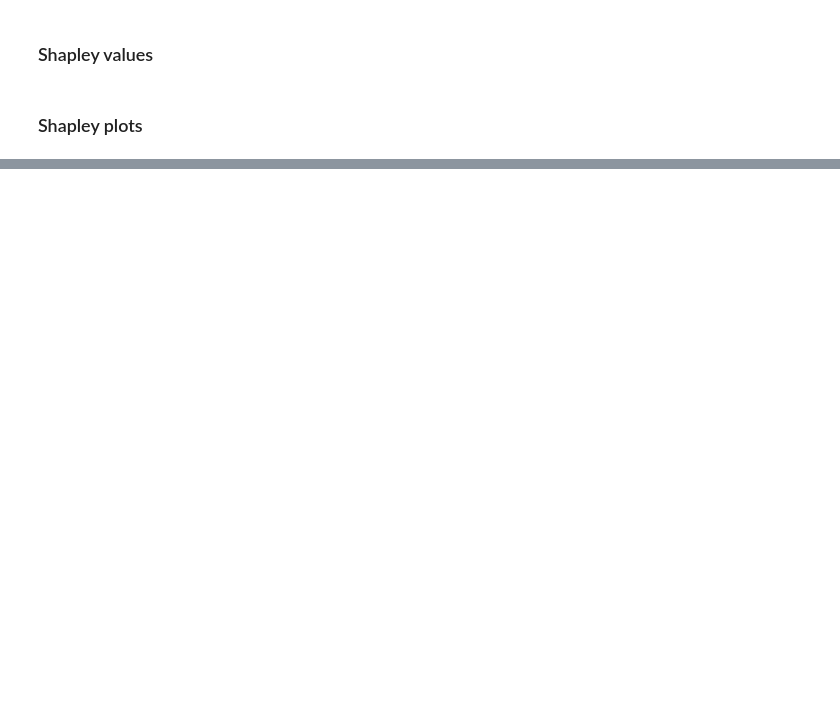
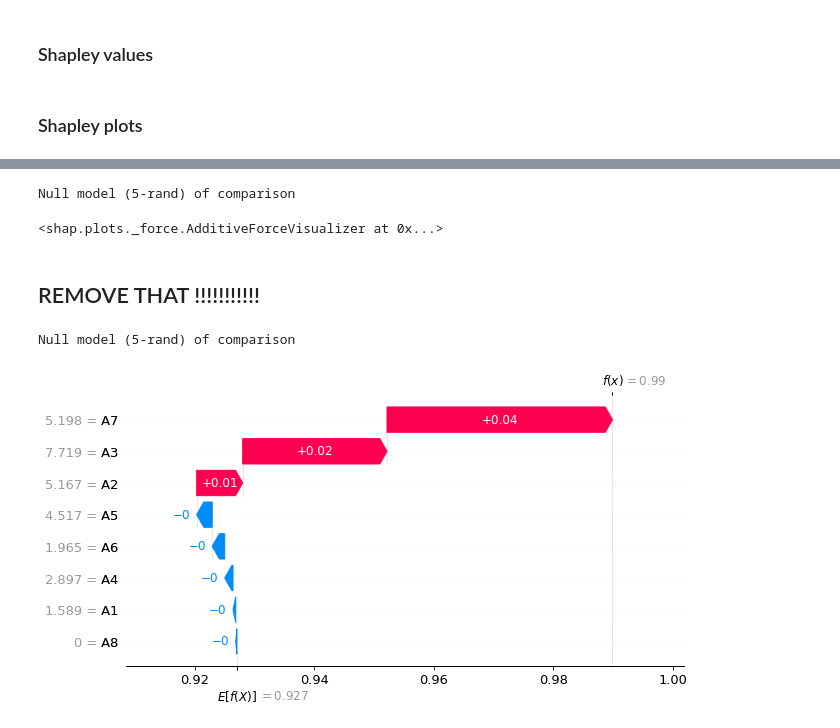
Before and after one commit to jismartin/sheva, a Jupyter notebook: sheva_shapley_backward_analysis.ipynb, the cells around one changed output, grey strips where cells are left out. Cells and saved outputs as stored; diff of their text form; code cells hidden in the pictures; blank space fills up the shorter version.

```diff
--- a/sheva_shapley_backward_analysis.ipynb
+++ b/sheva_shapley_backward_analysis.ipynb
@@ -264,0 +328,17 @@ Conditional interaction between activities 2-5
+# %%
+# force plot
+print('Null model (5-rand) of comparison')
+simulation='5-rand'
+# model
+shapval=shap_values_C_dbac[simulation]
+n=0
+shap.force_plot(base_value=shapval.base_values[n][0],
+                shap_values=shapval.values[n],
+                feature_names=shapval.feature_names,
+                #matplotlib=True,
+                link="logit")
+# %% [output]
+Null model (5-rand) of comparison
+<shap.plots._force.AdditiveForceVisualizer at 0x...>
+# %% [markdown]
+## REMOVE THAT !!!!!!!!!!!
@@ -264,0 +347,44 @@ Conditional interaction between activities 2-5
+# %%
+# form log(odds) to probability and viceversa
+def p2logodd(p):
+    return np.log(p/(1-p))
+def logodd2p(lodd):
+    return np.exp(lodd)/(1+np.exp(lodd))
+# %%
+# load
+for simulation in ['5-rand','2-5']:
+  explainer_C_dbac[simulation]=pickle.load(open('./data/explainer_backward_C_dbac_' + simulation + '.pkl', 'rb'))
+  shap_values_C_dbac[simulation]=pickle.load(open('./data/shap_values_backward_C_dbac_' + simulation + '.pkl', 'rb'))
+# %%
+print('Null model (5-rand) of comparison')
+simulation='5-rand'
+# model
+shapval=shap_values_C_dbac[simulation]
+
+# Transform log(odds) to probabilities for waterfall plot
+lsv=[('A'+str(i+1),shapval.values[0][i]) for i in range(8)]
+lsv=sorted(lsv,key=lambda x: np.abs(x[1]))
+l0=shapval.base_values[0][0]
+dfsv=pd.DataFrame(lsv,columns=['activity','shap'])
+
+
+dfsv['shap_cum']=dfsv['shap'].cumsum()
+dfsv['lodd_prob_cum']=dfsv['shap_cum']+l0
+dfsv['prob_cum']=dfsv['lodd_prob_cum'].apply(logodd2p)
+dfsv['prob_marg']=np.concatenate(([dfsv.loc[0,'prob_cum']-logodd2p(l0)],
+                                    dfsv.loc[1:,'prob_cum'].values - dfsv.loc[:6,'prob_cum'].values),axis=None)
+dfsv.sort_values(by='activity',inplace=True)
+# dfsv['prob_marg'].sum()+logodd2p(l0) # check
+
+shapval.values[0]=dfsv['prob_marg'].values
+shapval.base_values[0][0]=logodd2p(l0)
+shap_object = shap.Explanation(base_values=shapval.base_values[0][0],
+        values = shapval.values[0],
+        feature_names = shapval.feature_names,
+        data = shapval.data[0])
+shap.plots.waterfall(shap_object,show=False)
+plt.gcf().set_size_inches(10, 5)
+#plt.savefig('./figures/backward_waterfall_C_dbac_'+simulation +'_prob.pdf')
+# %% [output]
+Null model (5-rand) of comparison
+[figure, added]
```
Also changed, not shown: parts of 71 cells of this notebook, 54 other files.
